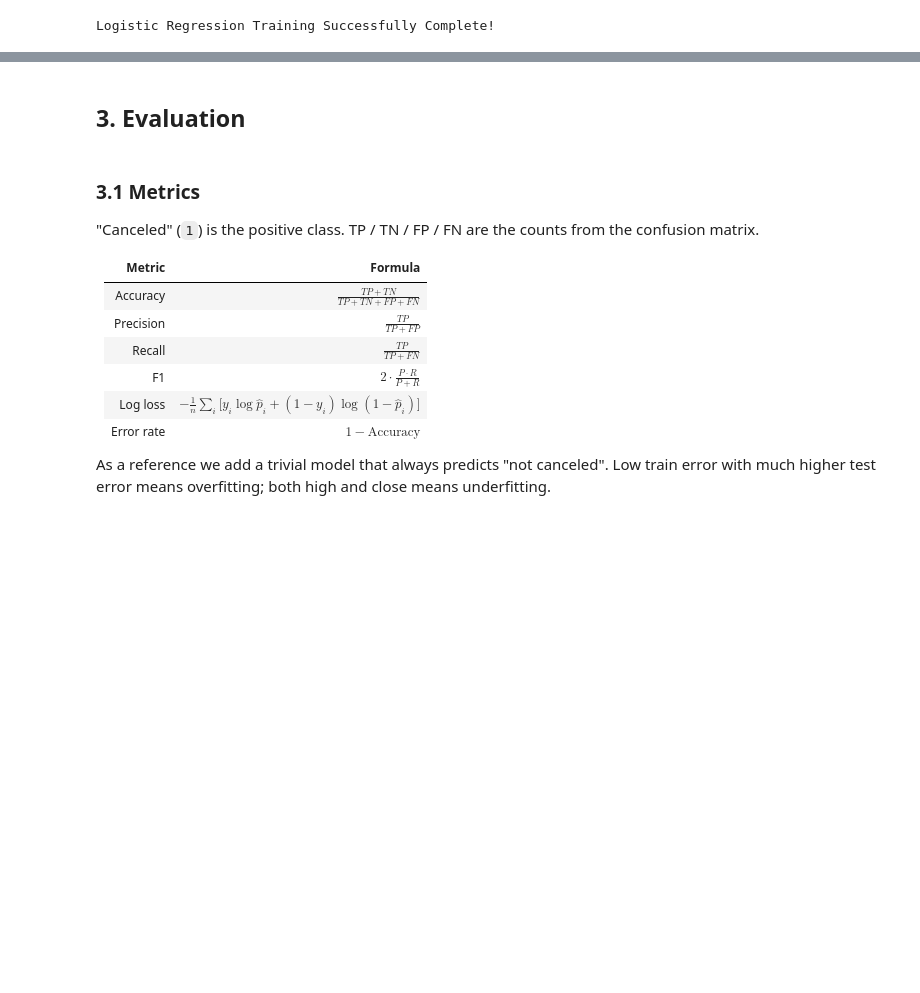
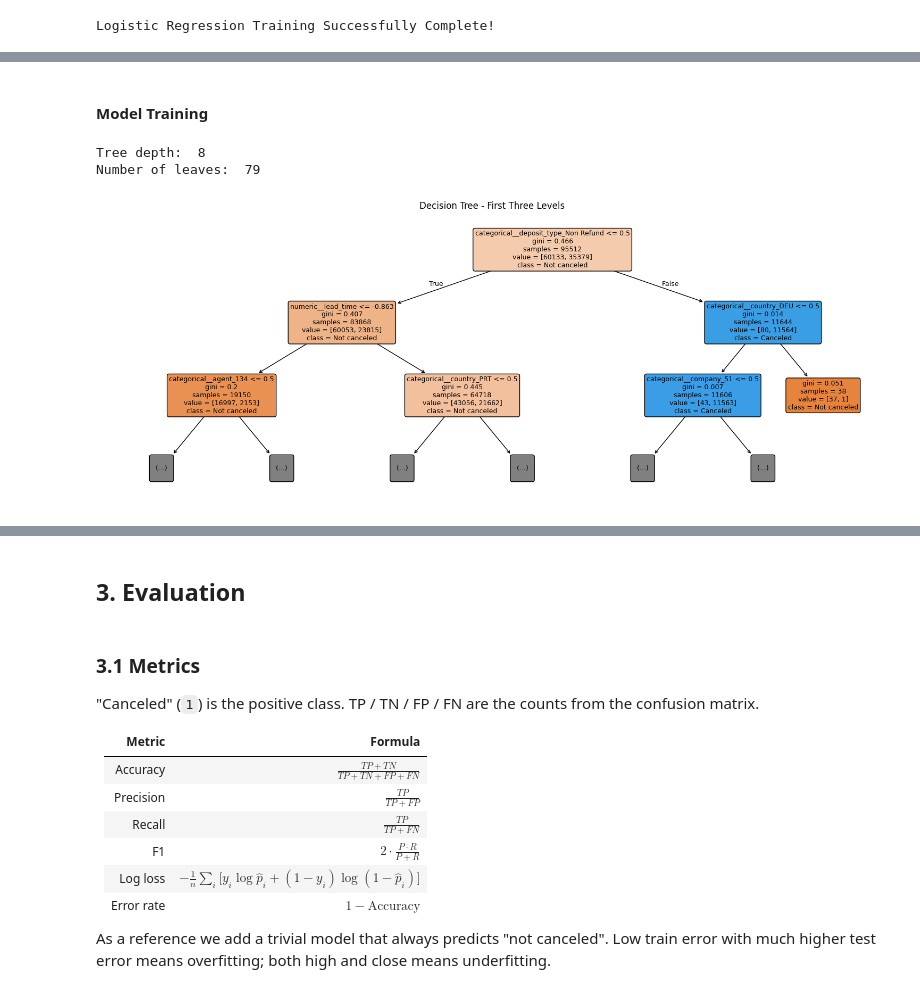
Before and after one commit to MasMits/hotel-cancellation-ml, a Jupyter notebook: notebook/project.ipynb, the cells around one changed output, grey strips where cells are left out. Saved outputs shown, nothing was run; the diff lists cells and outputs as text; code cells hidden in the pictures; blank space fills up the shorter version.

Commit message:
feat: add decision tree and random forest training

```diff
--- a/notebook/project.ipynb
+++ b/notebook/project.ipynb
@@ -147,0 +246,40 @@ Logistic Regression Training Successfully Complete!
+# %% [markdown]
+#### Model Training
+# %%
+tree_model = modeling.train_decision_tree(
+    X_train=X_train,
+    y_train=y_train,
+    preprocessor=preprocessing.build_preprocessor()
+)
+
+tree_classifier = tree_model[-1]
+
+print("Tree depth: ", tree_classifier.get_depth())
+print("Number of leaves: ", tree_classifier.get_n_leaves())
+# %% [output]
+Tree depth:  8
+Number of leaves:  79
+# %%
+from sklearn.tree import plot_tree
+import matplotlib.pyplot as plt
+
+# Extract the names of the transformed features
+feature_names = tree_model[:-1].get_feature_names_out()
+
+plt.figure(figsize=(15,6))
+
+plot_tree(
+    tree_classifier,
+    feature_names=feature_names,
+    class_names=["Not canceled", "Canceled"],
+    filled=True,
+    rounded=True,
+    max_depth=2,
+    fontsize=9
+)
+
+plt.title("Decision Tree - First Three Levels")
+plt.tight_layout()
+plt.show()
+# %% [output]
+[figure, added]
```
Also changed, not shown: parts of 17 cells of this notebook, 1 other file.
